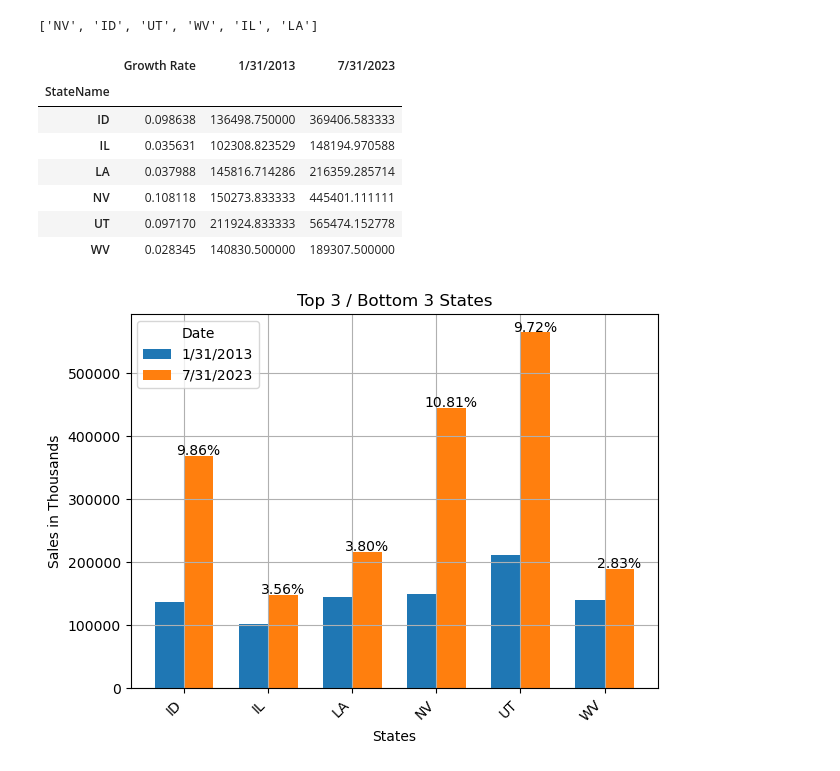
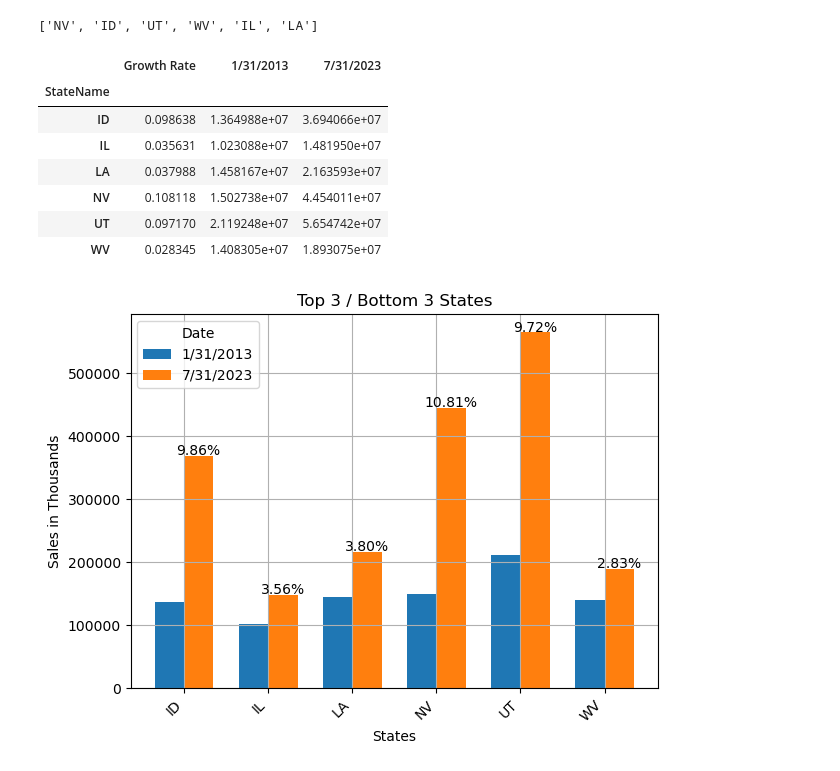
Before and after one commit to anderoos/Coolest-project-1, a Jupyter notebook: (2) PSam - Moving_Avg_by_State.ipynb, the cells around one changed output. Cells and saved outputs as stored; diff of their text form; code cells hidden in the pictures.

```diff
--- a/(2) PSam - Moving_Avg_by_State.ipynb
+++ b/(2) PSam - Moving_Avg_by_State.ipynb
@@ -107,19 +108,19 @@ cities_to_plot
 # %% [output]
 ['NV', 'ID', 'UT', 'WV', 'IL', 'LA']
 # %%
-top_bottom_states_combined = growth_rate_by_state.merge(moving_avg_by_states_df[["1/31/2013", "7/31/2023"]].div(100), on="StateName", how="left")
+top_bottom_states_combined = growth_rate_by_state.merge(moving_avg_by_states_df[["1/31/2013", "7/31/2023"]], on="StateName", how="left")
 df_to_plot = top_bottom_states_combined[top_bottom_states_combined.index.isin(cities_to_plot)]
 #df_to_plot.to_csv("testingv5.csv")
 df_to_plot
 # %% [output]
 |  | Growth Rate | 1/31/2013 | 7/31/2023 |
 | StateName |  |  |  |
-| ID | 0.098638 | 136498.750000 | 369406.583333 |
-| IL | 0.035631 | 102308.823529 | 148194.970588 |
-| LA | 0.037988 | 145816.714286 | 216359.285714 |
-| NV | 0.108118 | 150273.833333 | 445401.111111 |
-| UT | 0.097170 | 211924.833333 | 565474.152778 |
-| WV | 0.028345 | 140830.500000 | 189307.500000 |
+| ID | 0.098638 | 1.364988e+07 | 3.694066e+07 |
+| IL | 0.035631 | 1.023088e+07 | 1.481950e+07 |
+| LA | 0.037988 | 1.458167e+07 | 2.163593e+07 |
+| NV | 0.108118 | 1.502738e+07 | 4.454011e+07 |
+| UT | 0.097170 | 2.119248e+07 | 5.654742e+07 |
+| WV | 0.028345 | 1.408305e+07 | 1.893075e+07 |
 # %%
 states = df_to_plot.index
 values_1_31_2013 = df_to_plot["1/31/2013"]
```
Also changed, not shown: parts of 5 cells of this notebook, 20 other files.
